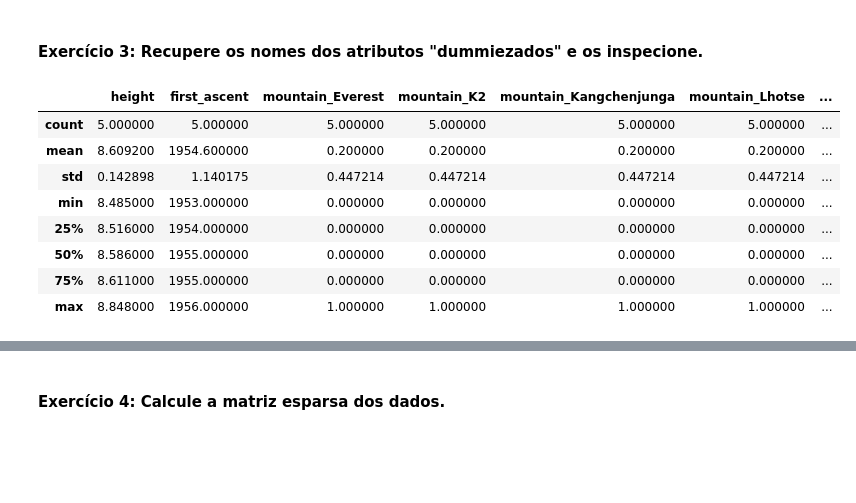
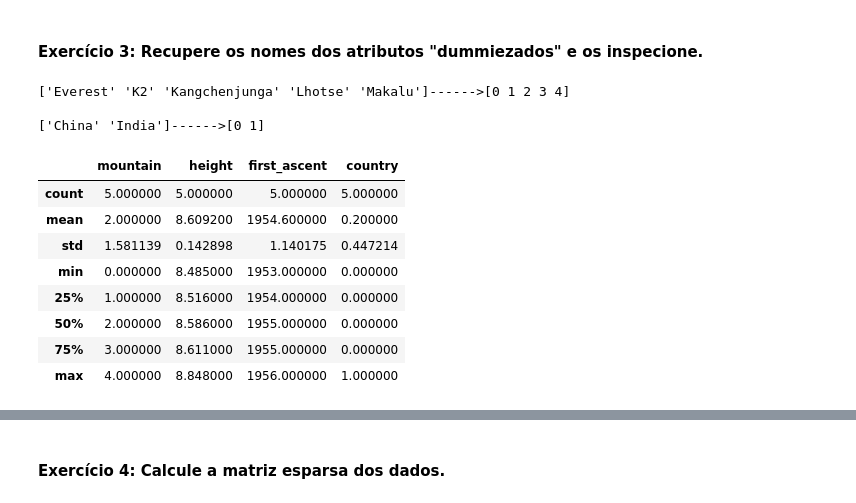
Before and after one commit to Fabiano23/digital_house, a Jupyter notebook: Módulo3/M3A45-VALIDACAO_MODELOS_I/M3A45-PRATICA_INDEPENDENTE_VALIDACAO_MODELO_I.ipynb, the cells around one changed output, grey strips where cells are left out. Cells and saved outputs as stored; diff of their text form; code cells hidden in the pictures; blank space fills up the shorter version.

```diff
--- a/Módulo3/M3A45-VALIDACAO_MODELOS_I/M3A45-PRATICA_INDEPENDENTE_VALIDACAO_MODELO_I.ipynb
+++ b/Módulo3/M3A45-VALIDACAO_MODELOS_I/M3A45-PRATICA_INDEPENDENTE_VALIDACAO_MODELO_I.ipynb
@@ -36,17 +42,34 @@ df_dummies
 | 2 | 8.586 | 1955 | 0 | 0 | 1 | 0 | ... |
 | 3 | 8.516 | 1956 | 0 | 0 | 0 | 1 | ... |
 | 4 | 8.485 | 1955 | 0 | 0 | 0 | 0 | ... |
+# %%
+df_copy= df.copy()
+
+#Usando label encoder do SkLearn
+from sklearn import preprocessing
+le = preprocessing.LabelEncoder()
+
+df_copy['mountain']= le.fit_transform(df['mountain'])
+df_copy['country']= le.fit_transform(df['country'])
 # %% [markdown]
 #### Exercício 3: Recupere os nomes dos atributos "dummiezados" e os inspecione.
+# %%
+print(df['mountain'].unique(), df_copy['mountain'].unique(), sep= '------>')
+print()
+print(df['country'].unique(), df_copy['country'].unique(), sep= '------>')
+# %% [output]
+['Everest' 'K2' 'Kangchenjunga' 'Lhotse' 'Makalu']------>[0 1 2 3 4]
+
+['China' 'India']------>[0 1]
 # %%
-df_dummies.describe()
+df_copy.describe()
 # %% [output]
-|  | height | first_ascent | mountain_Everest | mountain_K2 | mountain_Kangchenjunga | mountain_Lhotse | ... |
-| count | 5.000000 | 5.000000 | 5.000000 | 5.000000 | 5.000000 | 5.000000 | ... |
-| mean | 8.609200 | 1954.600000 | 0.200000 | 0.200000 | 0.200000 | 0.200000 | ... |
-| std | 0.142898 | 1.140175 | 0.447214 | 0.447214 | 0.447214 | 0.447214 | ... |
-| min | 8.485000 | 1953.000000 | 0.000000 | 0.000000 | 0.000000 | 0.000000 | ... |
-| 25% | 8.516000 | 1954.000000 | 0.000000 | 0.000000 | 0.000000 | 0.000000 | ... |
-| 50% | 8.586000 | 1955.000000 | 0.000000 | 0.000000 | 0.000000 | 0.000000 | ... |
-| 75% | 8.611000 | 1955.000000 | 0.000000 | 0.000000 | 0.000000 | 0.000000 | ... |
-| max | 8.848000 | 1956.000000 | 1.000000 | 1.000000 | 1.000000 | 1.000000 | ... |
+|  | mountain | height | first_ascent | country |
+| count | 5.000000 | 5.000000 | 5.000000 | 5.000000 |
+| mean | 2.000000 | 8.609200 | 1954.600000 | 0.200000 |
+| std | 1.581139 | 0.142898 | 1.140175 | 0.447214 |
+| min | 0.000000 | 8.485000 | 1953.000000 | 0.000000 |
+| 25% | 1.000000 | 8.516000 | 1954.000000 | 0.000000 |
+| 50% | 2.000000 | 8.586000 | 1955.000000 | 0.000000 |
+| 75% | 3.000000 | 8.611000 | 1955.000000 | 0.000000 |
+| max | 4.000000 | 8.848000 | 1956.000000 | 1.000000 |
```
Also changed, not shown: parts of 10 cells of this notebook.
